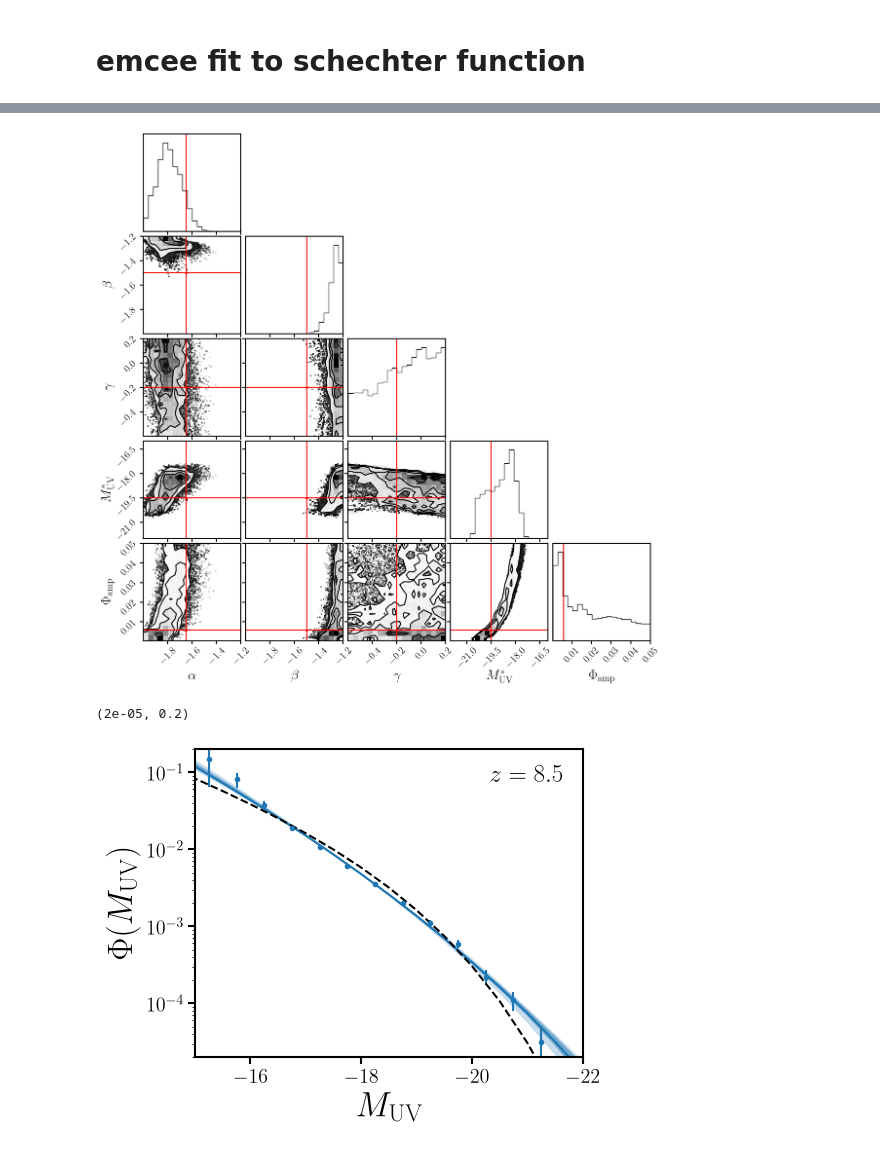
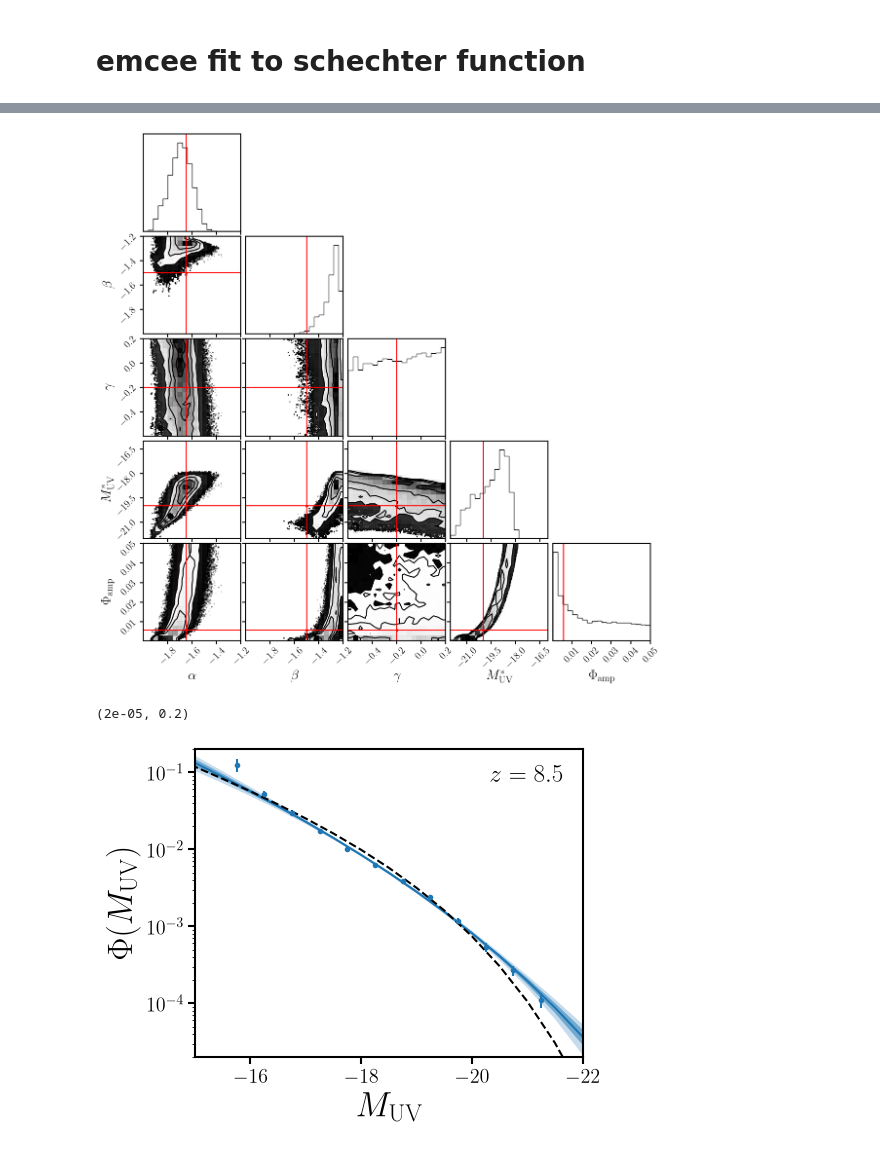
Before and after one commit to changhoonhahn/px2cosmo, a Jupyter notebook: nb/mock/benchmark.ipynb, the cells around one changed output, grey strips where cells are left out. Drawn from its saved outputs; the diff is of its cells as text; code cells hidden in the pictures.

```diff
--- a/nb/mock/benchmark.ipynb
+++ b/nb/mock/benchmark.ipynb
@@ -358,17 +360,17 @@ for i in range(ndim):
 # %%
-fig = DFM.corner(sampler_z9.flatchain[-5000*nwalkers:,:],
+fig = DFM.corner(sampler_z9.flatchain[20000:,:],
                  range=prior_bounds,
                  labels=[r'$\alpha$', r'$\beta$', r'$\gamma$', r'$M_{\rm UV}^*$', r'$\Phi_{\rm amp}$'], label_kwargs={'fontsize': 20})
 DFM.overplot_points(fig, [omega_true], color='red')
 DFM.overplot_lines(fig, omega_true, color='red')
 # %% [output]
-[figure, old version]
+[figure, new version]
 # %%
 fig = plt.figure(figsize=(5,4))
 sub = fig.add_subplot(111)
 i = 0
 LFs = []
-for _om in sampler_z9.flatchain[-5000:,:][::10]:
+for _om in sampler_z9.flatchain[20000:,:]:
     LFs.append(_om[-1] * UT.LF(Muv_bin, z_meds[i], _om[:-1]))
 q00, q0, q1, q2, q22 = np.quantile(np.array(LFs), [0.025, 0.16, 0.5, 0.84, 0.975], axis=0)
 
@@ -386,7 +388,7 @@ sub.set_yscale('log')
 sub.set_ylim(2e-5, 2e-1)
 # %% [output]
 (2e-05, 0.2)
-[figure, old version]
+[figure, new version]
 # %%
 with open('/Users/ch54662/data/px2cosmo/mock/benchmark/mcmc_benchmark_z14.pkl', 'wb') as f:
     pickle.dump(sampler_z14, f)
```
Also changed, not shown: parts of 11 cells of this notebook, 1 other file.
